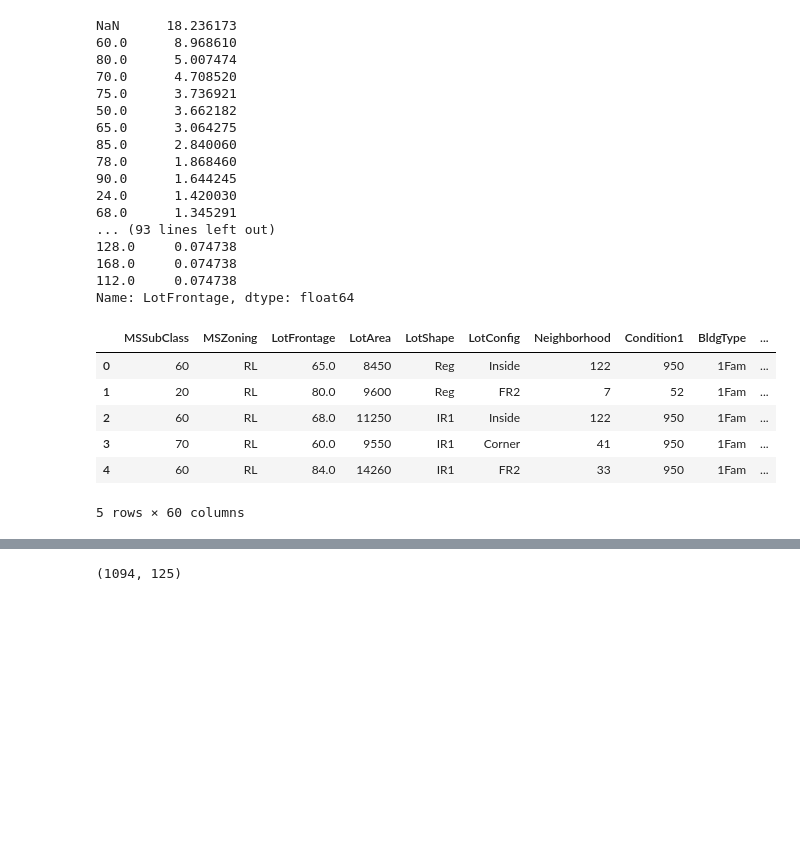
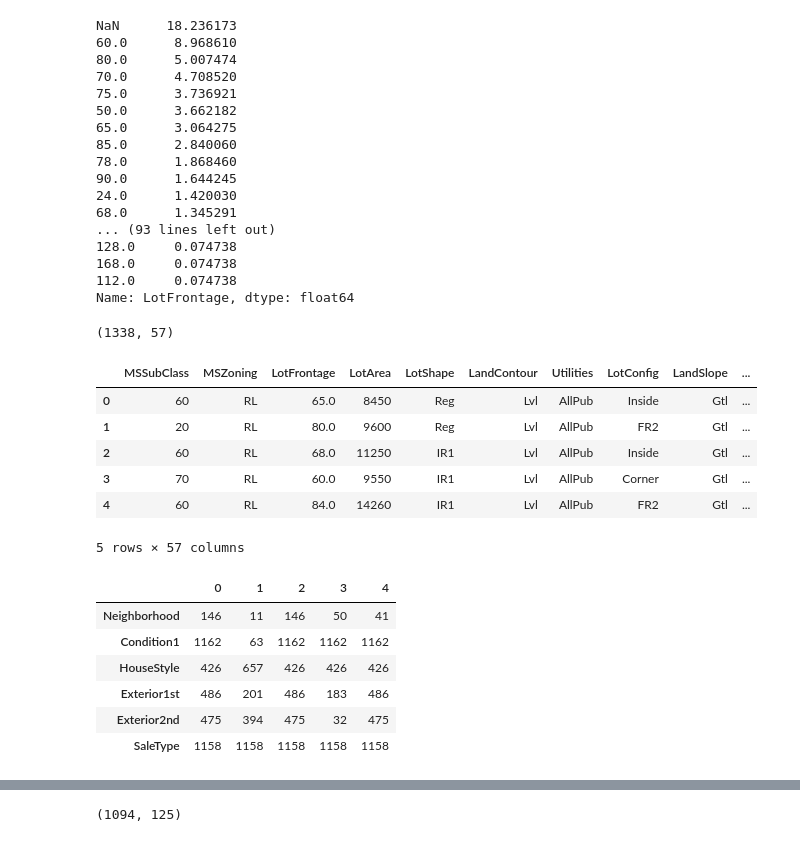
Before and after one commit to pravirpolly/House-Prices, a Jupyter notebook: data.ipynb, the cells around one changed output, grey strips where cells are left out. Cells and saved outputs as stored; diff of their text form; code cells hidden in the pictures; blank space fills up the shorter version.

```diff
--- a/data.ipynb
+++ b/data.ipynb
@@ -251,18 +251,32 @@ df2['FireplaceQu'].fillna(value=0, axis=0, inplace=True)
 df2['FireplaceQu'] = oe(categories=[['Ex', 'Gd', 'TA', 'Fa', 'Po', 0]]).fit_transform(df2[['FireplaceQu']])
 # %%
 df2['LotFrontage'].fillna(value=0, axis=0, inplace=True)
+# %%
+df2.shape
+# %% [output]
+(1338, 57)
 # %%
 columns_frequency= ['Neighborhood', 'Condition1', 'HouseStyle', 'Exterior1st', 'Exterior2nd', 'SaleType']
 for counts in columns_frequency:
-    df_frequency_map_counts = df_yr_adj[counts].value_counts().to_dict()
-    df_yr_adj[counts] = df_yr_adj[counts].map(df_frequency_map_counts)
+    df_frequency_map_counts = df2[counts].value_counts().to_dict()
+    df2[counts] = df2[counts].map(df_frequency_map_counts)
 
-df_yr_adj.head()
+df2.head()
 # %% [output]
-|  | MSSubClass | MSZoning | LotFrontage | LotArea | LotShape | LotConfig | Neighborhood | Condition1 | BldgType | ... |
-| 0 | 60 | RL | 65.0 | 8450 | Reg | Inside | 122 | 950 | 1Fam | ... |
-| 1 | 20 | RL | 80.0 | 9600 | Reg | FR2 | 7 | 52 | 1Fam | ... |
-| 2 | 60 | RL | 68.0 | 11250 | IR1 | Inside | 122 | 950 | 1Fam | ... |
-| 3 | 70 | RL | 60.0 | 9550 | IR1 | Corner | 41 | 950 | 1Fam | ... |
-| 4 | 60 | RL | 84.0 | 14260 | IR1 | FR2 | 33 | 950 | 1Fam | ... |
+|  | MSSubClass | MSZoning | LotFrontage | LotArea | LotShape | LandContour | Utilities | LotConfig | LandSlope | ... |
+| 0 | 60 | RL | 65.0 | 8450 | Reg | Lvl | AllPub | Inside | Gtl | ... |
+| 1 | 20 | RL | 80.0 | 9600 | Reg | Lvl | AllPub | FR2 | Gtl | ... |
+| 2 | 60 | RL | 68.0 | 11250 | IR1 | Lvl | AllPub | Inside | Gtl | ... |
+| 3 | 70 | RL | 60.0 | 9550 | IR1 | Lvl | AllPub | Corner | Gtl | ... |
+| 4 | 60 | RL | 84.0 | 14260 | IR1 | Lvl | AllPub | FR2 | Gtl | ... |
-5 rows × 60 columns
+5 rows × 57 columns
+# %%
+df2[['Neighborhood', 'Condition1', 'HouseStyle', 'Exterior1st', 'Exterior2nd', 'SaleType']].head().transpose()
+# %% [output]
+|  | 0 | 1 | 2 | 3 | 4 |
+| Neighborhood | 146 | 11 | 146 | 50 | 41 |
+| Condition1 | 1162 | 63 | 1162 | 1162 | 1162 |
+| HouseStyle | 426 | 657 | 426 | 426 | 426 |
+| Exterior1st | 486 | 201 | 486 | 183 | 486 |
+| Exterior2nd | 475 | 394 | 475 | 32 | 475 |
+| SaleType | 1158 | 1158 | 1158 | 1158 | 1158 |
```
Also changed, not shown: parts of 20 cells of this notebook.
